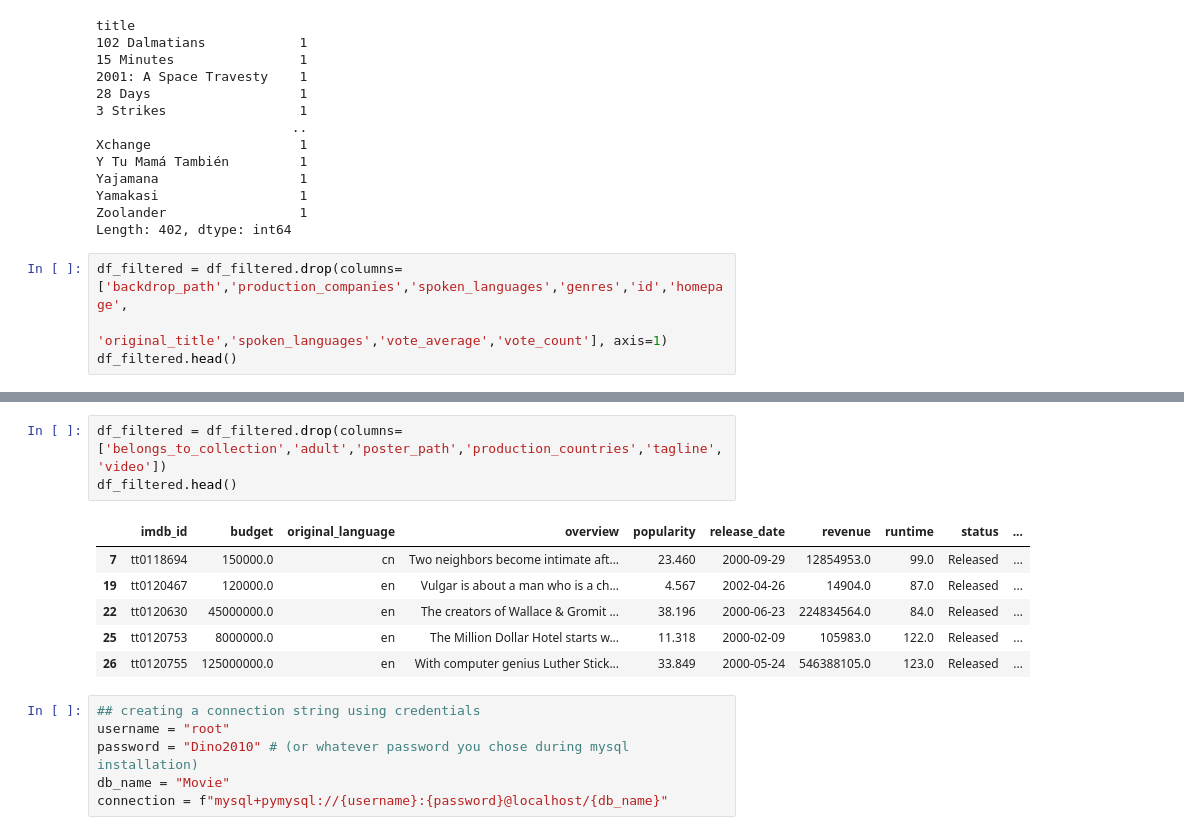
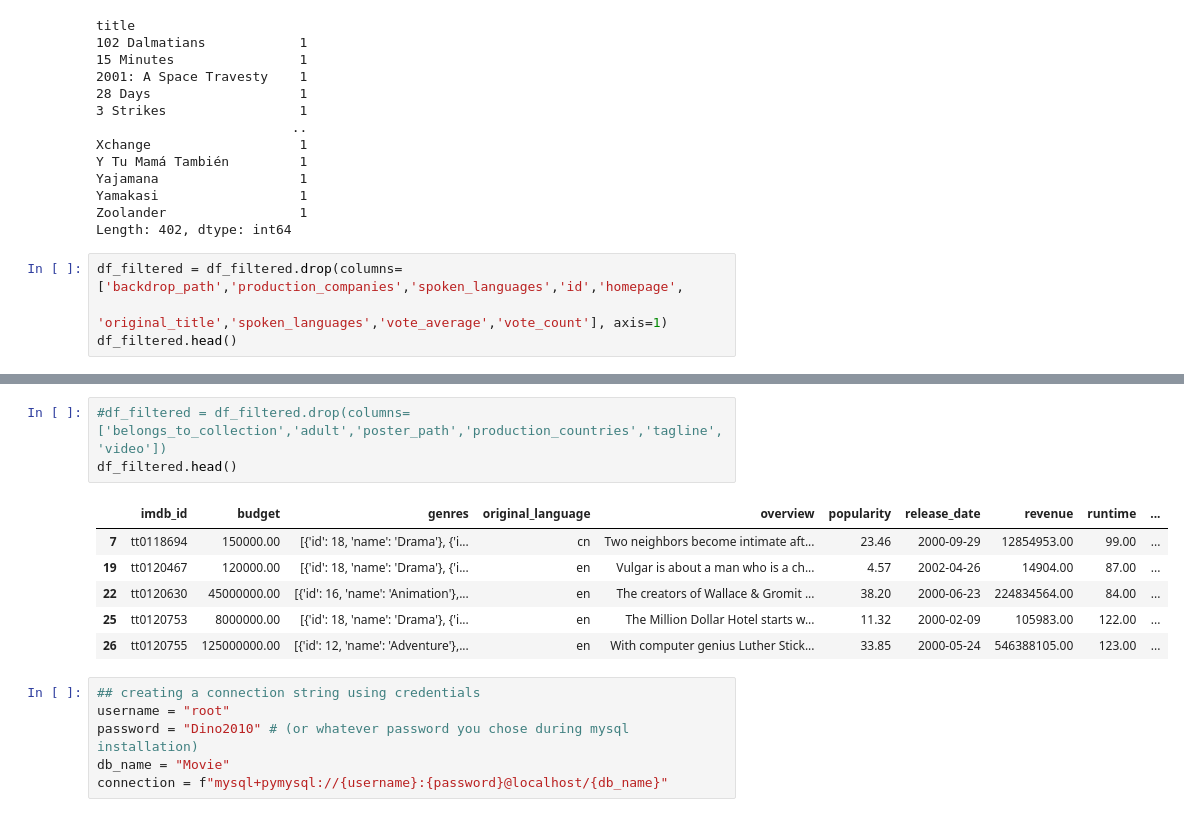
Before and after one commit to rimchristian/IMDB-Movies, a Jupyter notebook: Movies - Hypothesis Testing.ipynb, the cells around one changed output, grey strips where cells are left out. Drawn from its saved outputs; the diff is of its cells as text.

```diff
--- a/Movies - Hypothesis Testing.ipynb
+++ b/Movies - Hypothesis Testing.ipynb
@@ -71,7 +72,7 @@ Yamakasi                  1
 Zoolander                 1
 Length: 402, dtype: int64
 # %%
-df_filtered = df_filtered.drop(columns=['backdrop_path','production_companies','spoken_languages','genres','id','homepage',
+df_filtered = df_filtered.drop(columns=['backdrop_path','production_companies','spoken_languages','id','homepage',
                                        'original_title','spoken_languages','vote_average','vote_count'], axis=1)
 df_filtered.head()
 # %% [output]
@@ -84,13 +85,13 @@ df_filtered.head()
 # %%
-df_filtered = df_filtered.drop(columns=['belongs_to_collection','adult','poster_path','production_countries','tagline','video'])
+#df_filtered = df_filtered.drop(columns=['belongs_to_collection','adult','poster_path','production_countries','tagline','video'])
 df_filtered.head()
 # %% [output]
-|  | imdb_id | budget | original_language | overview | popularity | release_date | revenue | runtime | status | ... |
-| 7 | tt0118694 | 150000.0 | cn | Two neighbors become intimate aft... | 23.460 | 2000-09-29 | 12854953.0 | 99.0 | Released | ... |
-| 19 | tt0120467 | 120000.0 | en | Vulgar is about a man who is a ch... | 4.567 | 2002-04-26 | 14904.0 | 87.0 | Released | ... |
-| 22 | tt0120630 | 45000000.0 | en | The creators of Wallace & Gromit ... | 38.196 | 2000-06-23 | 224834564.0 | 84.0 | Released | ... |
-| 25 | tt0120753 | 8000000.0 | en | The Million Dollar Hotel starts w... | 11.318 | 2000-02-09 | 105983.0 | 122.0 | Released | ... |
-| 26 | tt0120755 | 125000000.0 | en | With computer genius Luther Stick... | 33.849 | 2000-05-24 | 546388105.0 | 123.0 | Released | ... |
+|  | imdb_id | budget | genres | original_language | overview | popularity | release_date | revenue | runtime | ... |
+| 7 | tt0118694 | 150000.00 | [{'id': 18, 'name': 'Drama'}, {'i... | cn | Two neighbors become intimate aft... | 23.46 | 2000-09-29 | 12854953.00 | 99.00 | ... |
+| 19 | tt0120467 | 120000.00 | [{'id': 18, 'name': 'Drama'}, {'i... | en | Vulgar is about a man who is a ch... | 4.57 | 2002-04-26 | 14904.00 | 87.00 | ... |
+| 22 | tt0120630 | 45000000.00 | [{'id': 16, 'name': 'Animation'},... | en | The creators of Wallace & Gromit ... | 38.20 | 2000-06-23 | 224834564.00 | 84.00 | ... |
+| 25 | tt0120753 | 8000000.00 | [{'id': 18, 'name': 'Drama'}, {'i... | en | The Million Dollar Hotel starts w... | 11.32 | 2000-02-09 | 105983.00 | 122.00 | ... |
+| 26 | tt0120755 | 125000000.00 | [{'id': 12, 'name': 'Adventure'},... | en | With computer genius Luther Stick... | 33.85 | 2000-05-24 | 546388105.00 | 123.00 | ... |
 # %%
 ## creating a connection string using credentials
 username = "root"
```
Also changed, not shown: parts of 94 cells of this notebook.
